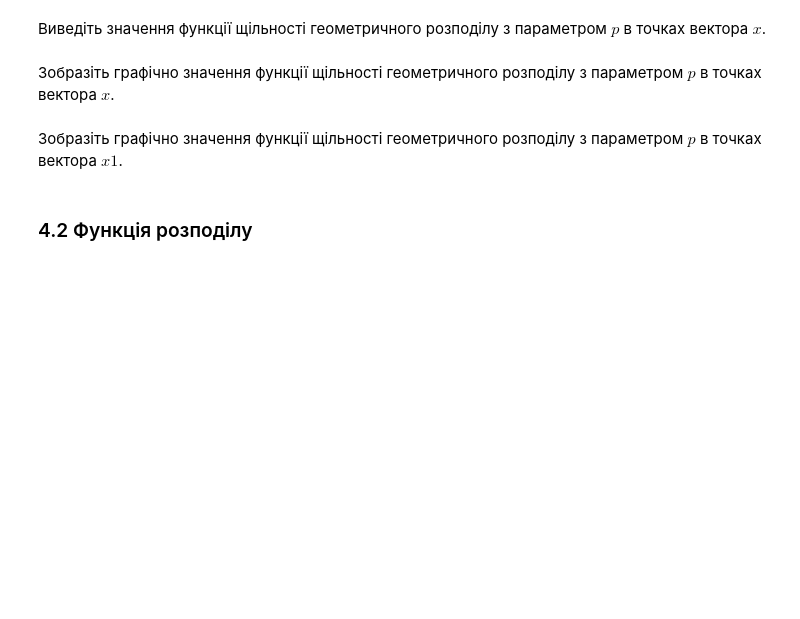
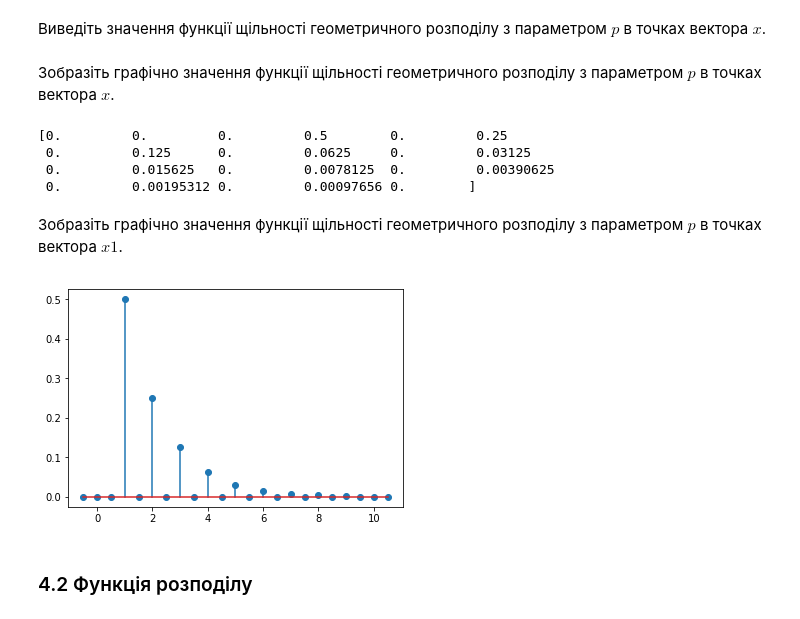
Before and after one commit to mikke-172/-mikke-172-probability_homework4, a Jupyter notebook: Лабораторне заняття 4.ipynb, the cells around one changed output. Saved outputs shown, nothing was run; the diff lists cells and outputs as text; code cells hidden in the pictures; blank space fills up the shorter version.

```diff
--- a/Лабораторне заняття 4.ipynb
+++ b/Лабораторне заняття 4.ipynb
@@ -253,16 +258,28 @@ x = np.arange(0, 11, 0.5)
 Виведіть значення функції щільності геометричного розподілу з параметром $p$ в точках вектора $x$.
 # %%
 # Місце для Вашого коду
+x = np.arange(-0.5, n+1, 0.5)
 # %% [markdown]
 Зобразіть графічно значення функції щільності геометричного розподілу з параметром $p$ в точках вектора $x$.
 # %%
 # Місце для Вашого коду
+y = geom.pmf(x, p)
+print(y)
+# %% [output]
+[0.         0.         0.         0.5        0.         0.25
+ 0.         0.125      0.         0.0625     0.         0.03125
+ 0.         0.015625   0.         0.0078125  0.         0.00390625
+ 0.         0.00195312 0.         0.00097656 0.        ]
 # %% [markdown]
 Зобразіть графічно значення функції щільності геометричного розподілу з параметром $p$ в точках вектора $x1$.
 # %%
 x1 = np.arange(1, 11)
 # %%
 # Місце для Вашого коду
+plt.stem(x, y)
+plt.show()
+# %% [output]
+[figure, added]
 # %% [markdown]
 ### 4.2 Функція розподілу
 # %% [markdown]
```
Also changed, not shown: parts of 23 cells of this notebook.
